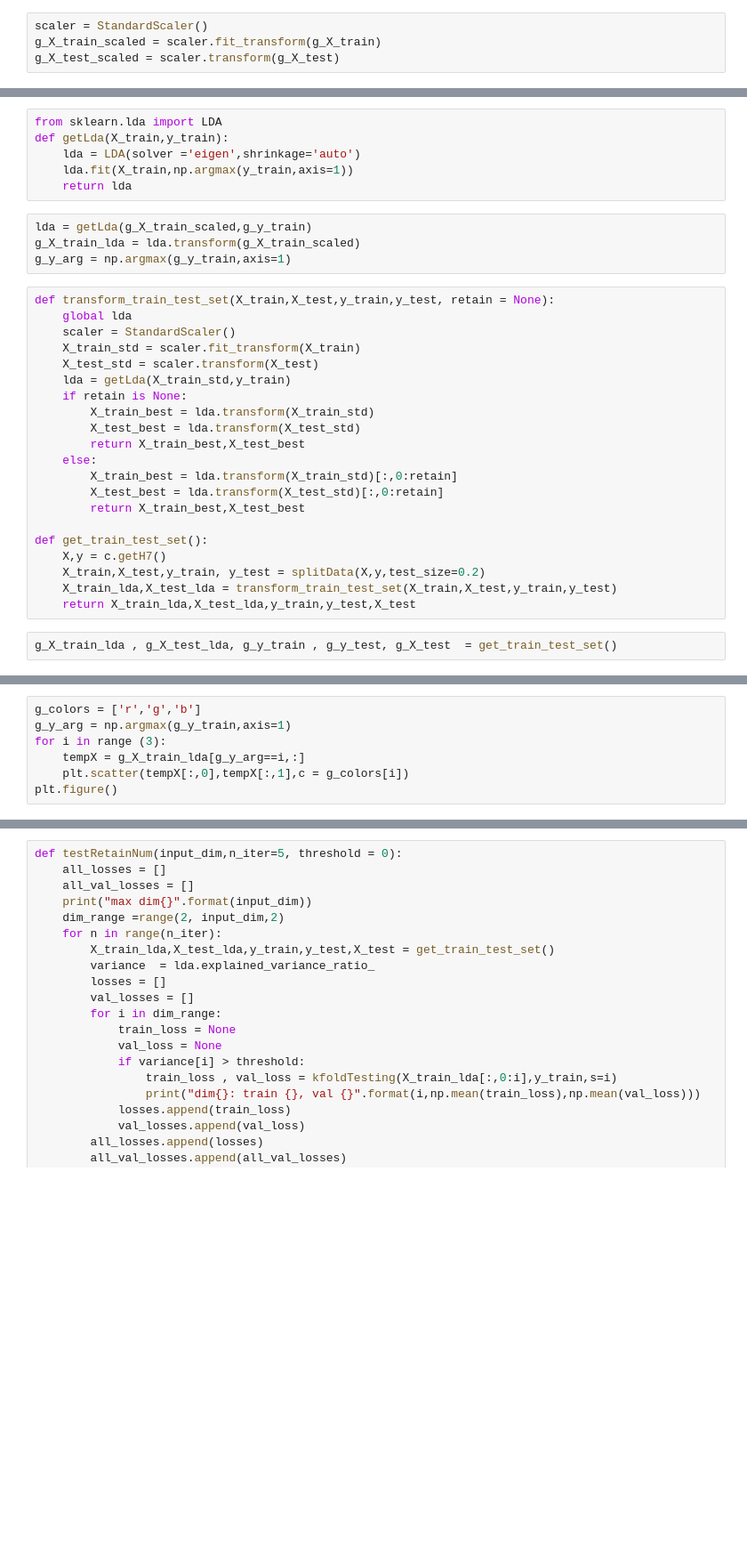
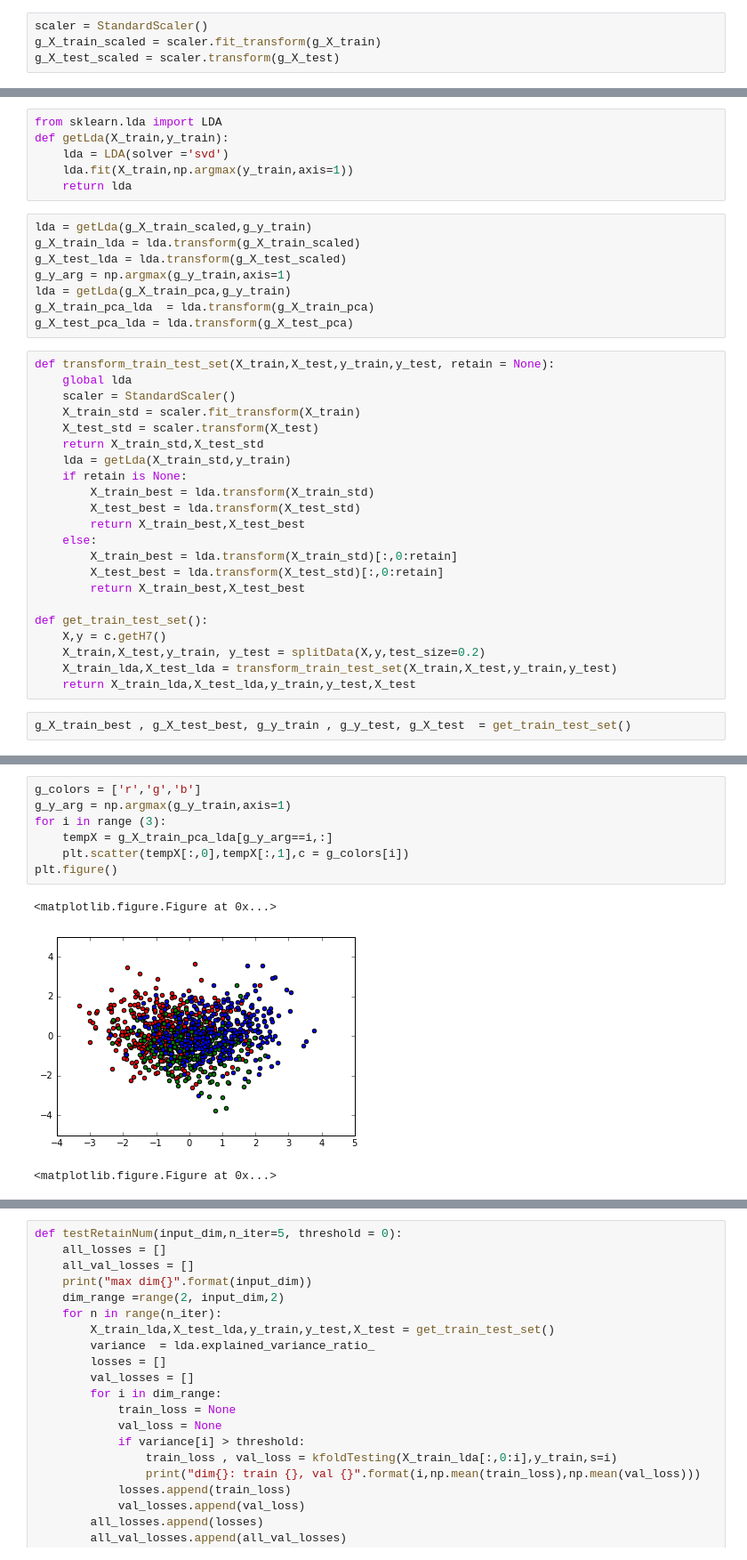
Before and after one commit to yat011/football_prediction, a Jupyter notebook: main-b2(V9+lda).ipynb, the cells around one changed output, grey strips where cells are left out. Shown at 89% size. Saved outputs shown, nothing was run; the diff lists cells and outputs as text; blank space fills up the shorter version.

```diff
--- a/main-b2(V9+lda).ipynb
+++ b/main-b2(V9+lda).ipynb
@@ -1163,19 +1255,24 @@ g_X_test_scaled = scaler.transform(g_X_test)
 # %%
 from sklearn.lda import LDA
 def getLda(X_train,y_train):
-    lda = LDA(solver ='eigen',shrinkage='auto')
+    lda = LDA(solver ='svd')
     lda.fit(X_train,np.argmax(y_train,axis=1))
     return lda
 # %%
 lda = getLda(g_X_train_scaled,g_y_train)
 g_X_train_lda = lda.transform(g_X_train_scaled)
+g_X_test_lda = lda.transform(g_X_test_scaled)
 g_y_arg = np.argmax(g_y_train,axis=1)
+lda = getLda(g_X_train_pca,g_y_train)
+g_X_train_pca_lda  = lda.transform(g_X_train_pca)
+g_X_test_pca_lda = lda.transform(g_X_test_pca)
 # %%
 def transform_train_test_set(X_train,X_test,y_train,y_test, retain = None):
     global lda
     scaler = StandardScaler()
     X_train_std = scaler.fit_transform(X_train)
     X_test_std = scaler.transform(X_test)
+    return X_train_std,X_test_std
     lda = getLda(X_train_std,y_train)
     if retain is None:
         X_train_best = lda.transform(X_train_std)
@@ -1192,4 +1289,4 @@ def get_train_test_set():
     X_train_lda,X_test_lda = transform_train_test_set(X_train,X_test,y_train,y_test)
     return X_train_lda,X_test_lda,y_train,y_test,X_test
 # %%
-g_X_train_lda , g_X_test_lda, g_y_train , g_y_test, g_X_test  = get_train_test_set()
+g_X_train_best , g_X_test_best, g_y_train , g_y_test, g_X_test  = get_train_test_set()
@@ -1196,10 +1300,14 @@ g_X_train_lda , g_X_test_lda, g_y_train , g_y_test, g_X_test  = get_train_test_s
 # %%
 g_colors = ['r','g','b']
 g_y_arg = np.argmax(g_y_train,axis=1)
 for i in range (3):
-    tempX = g_X_train_lda[g_y_arg==i,:]
+    tempX = g_X_train_pca_lda[g_y_arg==i,:]
     plt.scatter(tempX[:,0],tempX[:,1],c = g_colors[i])
 plt.figure()
+# %% [output]
+<matplotlib.figure.Figure at 0x...>
+[figure, added]
+<matplotlib.figure.Figure at 0x...>
 # %%
 g_colors = ['r','g','b']
 g_y_test_arg = np.argmax(g_y_test,axis=1)
```
Also changed, not shown: parts of 42 cells of this notebook, 2 other files.
